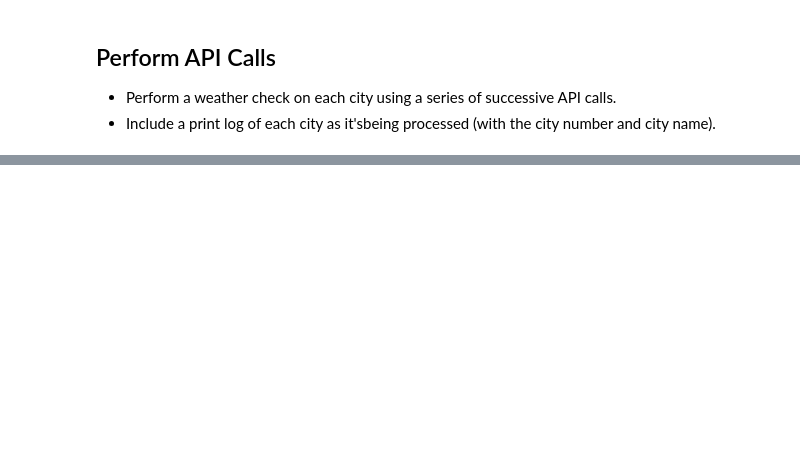
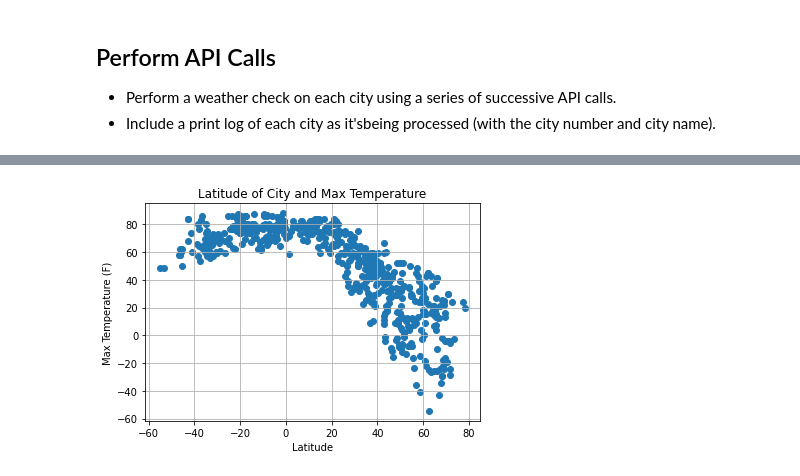
Before and after one commit to geofftm/python-api-challenge, a Jupyter notebook: WeatherPY/WeatherPy.ipynb, the cells around one changed output, grey strips where cells are left out. Drawn from its saved outputs; the diff is of its cells as text; code cells hidden in the pictures; blank space fills up the shorter version.

```diff
--- a/WeatherPY/WeatherPy.ipynb
+++ b/WeatherPY/WeatherPy.ipynb
@@ -104,0 +128,12 @@ print(json.dumps(response, indent=4, sort_keys=True))
+# %%
+city_wx_df = pd.DataFrame({"City": city_name,
+                           "Cloudiness": cloudiness,
+                           "Country Code": country_code,
+                           "Date": date,
+                           "Humidity": humidity,
+                           "Latitude": lat,
+                           "Longitude": lng,
+                           "Max Temp": max_temp,
+                           "Wind Speed": wind_speed})
+
+city_wx_df
@@ -104,0 +154,5 @@ print(json.dumps(response, indent=4, sort_keys=True))
+# %%
+#droppig null values and resetting the index to account for missing cities
+city_wx_df = city_wx_df.dropna()
+city_wx_df = city_wx_df.reset_index(drop=True)
+city_wx_df
@@ -104,0 +185,11 @@ print(json.dumps(response, indent=4, sort_keys=True))
+# %%
+#Lat v. Temp. Scatter Plot
+
+plt.scatter(city_wx_df["Latitude"], city_wx_df["Max Temp"])
+plt.title("Latitude of City and Max Temperature")
+plt.xlabel("Latitude")
+plt.ylabel("Max Temperature (F)")
+plt.grid()
+plt.savefig("../Images/lat_v_max_temp.png")
+# %% [output]
+[figure, added]
```
Also changed, not shown: parts of 14 cells of this notebook, 5 other files.
